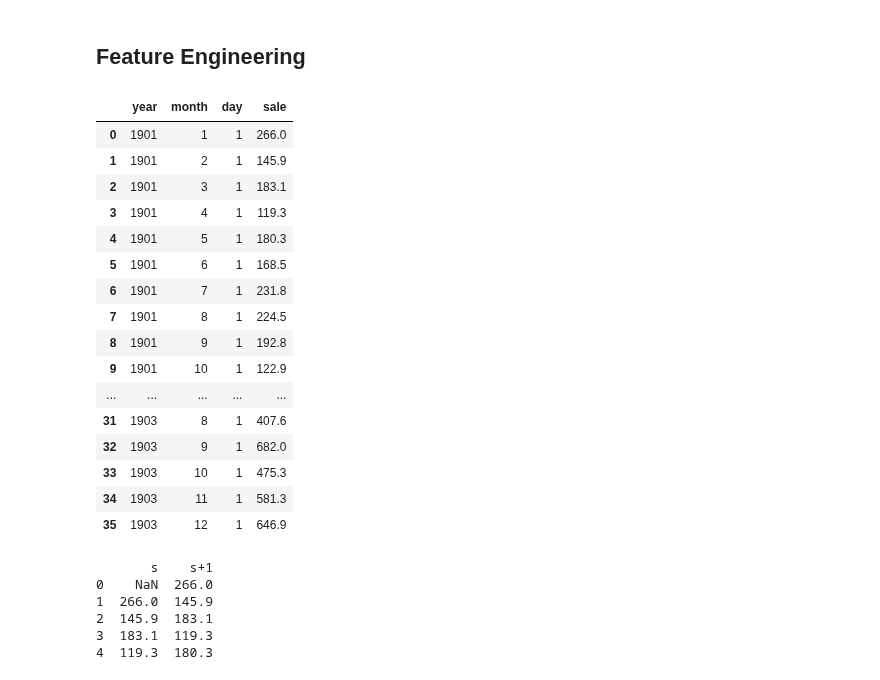
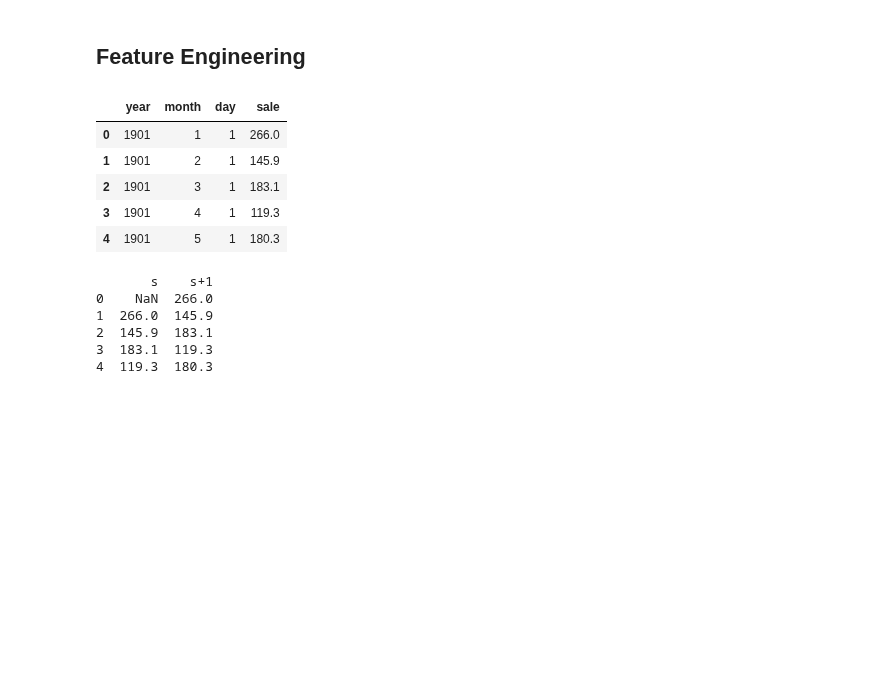
Before and after one commit to ayosamobitade/Time-Series-Analytic-Projects, a Jupyter notebook: Shampoo Sales/Shampoo Sales.ipynb, the cells around one changed output. Saved outputs shown, nothing was run; the diff lists cells and outputs as text; code cells hidden in the pictures; blank space fills up the shorter version.

```diff
--- a/Shampoo Sales/Shampoo Sales.ipynb
+++ b/Shampoo Sales/Shampoo Sales.ipynb
@@ -65,33 +55,22 @@ Name: Sales, dtype: float64
 # %%
 # creating date time feature of the series
 
 dataframe = pd.DataFrame()
 
 
 dataframe['year'] = [series.index[i].year for i in range(len(series))]
 dataframe['month'] = [series.index[i].month for i in range(len(series))]
 dataframe['day'] = [series.index[i].day for i in range(len(series))]
 dataframe['sale'] = [series[i] for i in range(len(series))]
 
-dataframe.
+dataframe.head()
 # %% [output]
 |  | year | month | day | sale |
 | 0 | 1901 | 1 | 1 | 266.0 |
 | 1 | 1901 | 2 | 1 | 145.9 |
 | 2 | 1901 | 3 | 1 | 183.1 |
 | 3 | 1901 | 4 | 1 | 119.3 |
 | 4 | 1901 | 5 | 1 | 180.3 |
-| 5 | 1901 | 6 | 1 | 168.5 |
-| 6 | 1901 | 7 | 1 | 231.8 |
-| 7 | 1901 | 8 | 1 | 224.5 |
-| 8 | 1901 | 9 | 1 | 192.8 |
-| 9 | 1901 | 10 | 1 | 122.9 |
-| ... | ... | ... | ... | ... |
-| 31 | 1903 | 8 | 1 | 407.6 |
-| 32 | 1903 | 9 | 1 | 682.0 |
-| 33 | 1903 | 10 | 1 | 475.3 |
-| 34 | 1903 | 11 | 1 | 581.3 |
-| 35 | 1903 | 12 | 1 | 646.9 |
 # %%
 # creating a lag feature for daily temperature dataset
 
```
Also changed, not shown: parts of 2 cells of this notebook, 2 other files.
